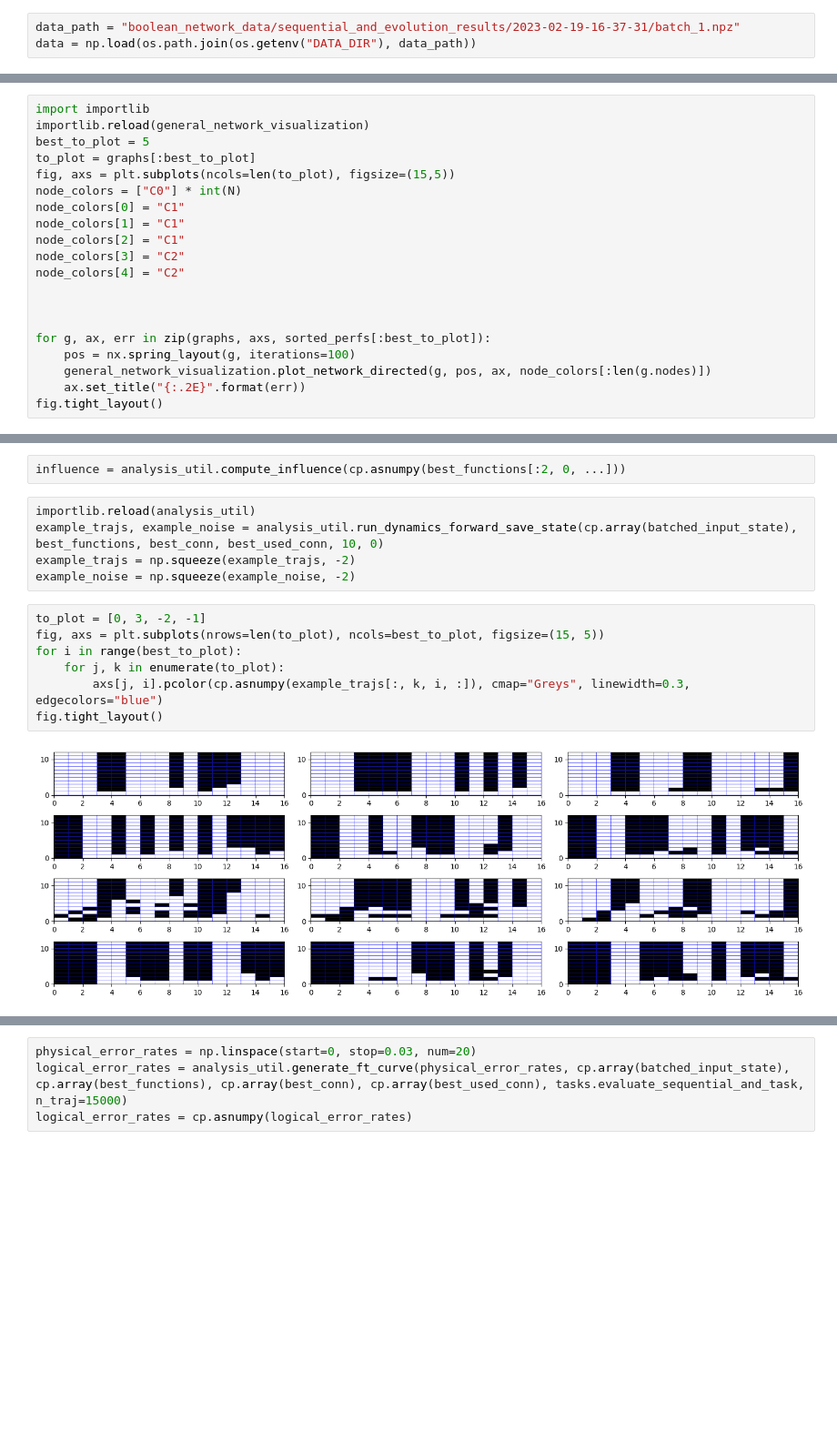
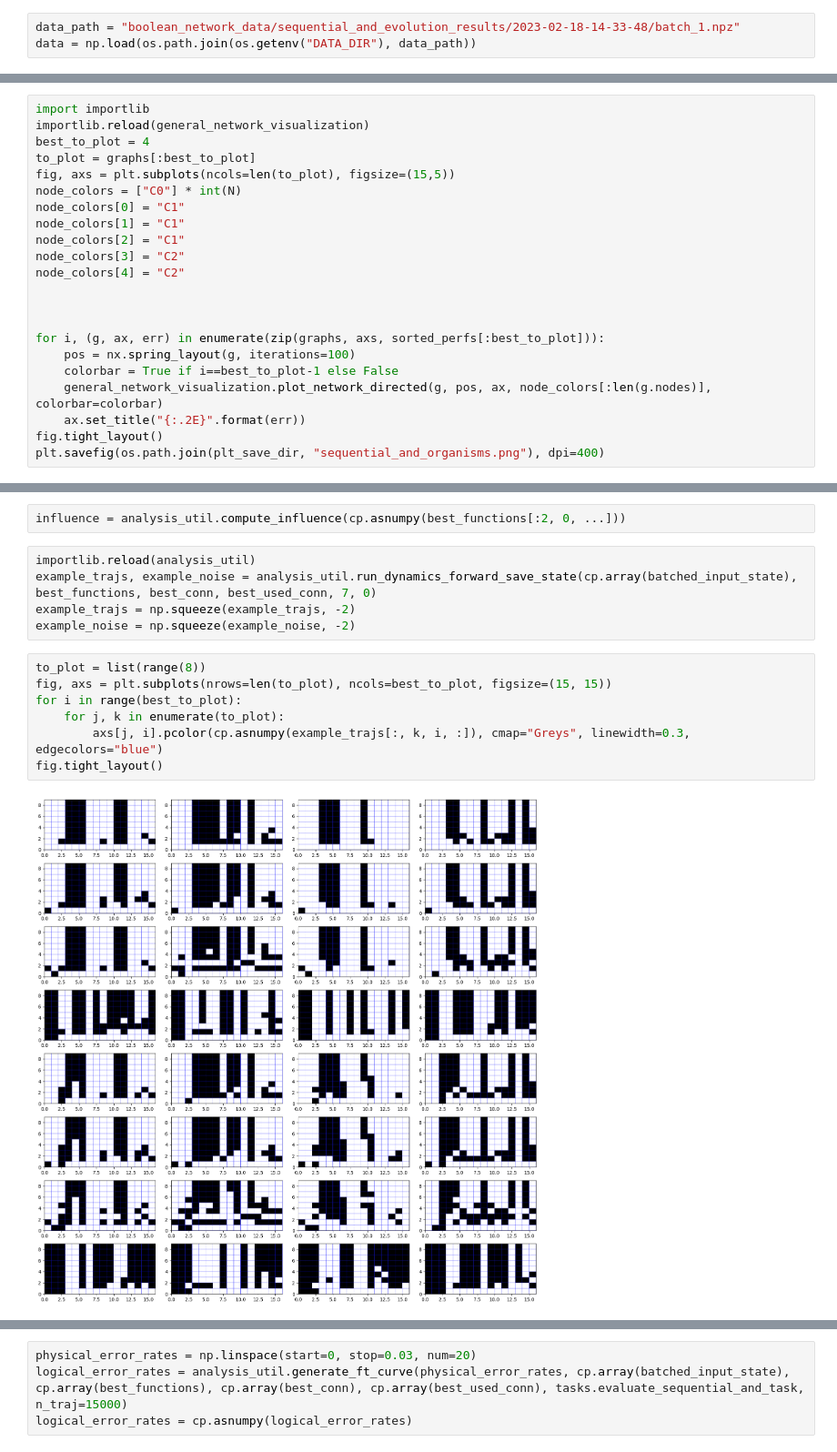
Before and after one commit to trevormccrt/gpuaffman_networks, a Jupyter notebook: genetics/analysis/sequential_and_task_results.ipynb, the cells around one changed output, grey strips where cells are left out. Shown at 91% size. Saved outputs shown, nothing was run; the diff lists cells and outputs as text; blank space fills up the shorter version.

```diff
--- a/genetics/analysis/sequential_and_task_results.ipynb
+++ b/genetics/analysis/sequential_and_task_results.ipynb
@@ -15,5 +17,5 @@ from genetics import analysis_util, tasks
 # %%
-data_path = "boolean_network_data/sequential_and_evolution_results/2023-02-19-16-37-31/batch_1.npz"
+data_path = "boolean_network_data/sequential_and_evolution_results/2023-02-18-14-33-48/batch_1.npz"
 data = np.load(os.path.join(os.getenv("DATA_DIR"), data_path))
 # %%
 N = data["N"]
@@ -50,7 +54,7 @@ graphs = [general_network_visualization.influence_graph_from_ragged_spec(f[0, :,
 # %%
 import importlib
 importlib.reload(general_network_visualization)
-best_to_plot = 5
+best_to_plot = 4
 to_plot = graphs[:best_to_plot]
 fig, axs = plt.subplots(ncols=len(to_plot), figsize=(15,5))
 node_colors = ["C0"] * int(N)
@@ -62,9 +66,11 @@ node_colors[4] = "C2"
 
 
 
-for g, ax, err in zip(graphs, axs, sorted_perfs[:best_to_plot]):
+for i, (g, ax, err) in enumerate(zip(graphs, axs, sorted_perfs[:best_to_plot])):
     pos = nx.spring_layout(g, iterations=100)
-    general_network_visualization.plot_network_directed(g, pos, ax, node_colors[:len(g.nodes)])
+    colorbar = True if i==best_to_plot-1 else False
+    general_network_visualization.plot_network_directed(g, pos, ax, node_colors[:len(g.nodes)], colorbar=colorbar)
     ax.set_title("{:.2E}".format(err))
 fig.tight_layout()
+plt.savefig(os.path.join(plt_save_dir, "sequential_and_organisms.png"), dpi=400)
 # %% [output]
@@ -73,15 +79,15 @@ fig.tight_layout()
 influence = analysis_util.compute_influence(cp.asnumpy(best_functions[:2, 0, ...]))
 # %%
 importlib.reload(analysis_util)
-example_trajs, example_noise = analysis_util.run_dynamics_forward_save_state(cp.array(batched_input_state), best_functions, best_conn, best_used_conn, 10, 0)
+example_trajs, example_noise = analysis_util.run_dynamics_forward_save_state(cp.array(batched_input_state), best_functions, best_conn, best_used_conn, 7, 0)
 example_trajs = np.squeeze(example_trajs, -2)
 example_noise = np.squeeze(example_noise, -2)
 # %%
-to_plot = [0, 3, -2, -1]
-fig, axs = plt.subplots(nrows=len(to_plot), ncols=best_to_plot, figsize=(15, 5))
+to_plot = list(range(8))
+fig, axs = plt.subplots(nrows=len(to_plot), ncols=best_to_plot, figsize=(15, 15))
 for i in range(best_to_plot):
     for j, k in enumerate(to_plot):
         axs[j, i].pcolor(cp.asnumpy(example_trajs[:, k, i, :]), cmap="Greys", linewidth=0.3, edgecolors="blue")
 fig.tight_layout()
 # %% [output]
-[figure, old version]
+[figure, new version]
```
Also changed, not shown: parts of 5 cells of this notebook, 8 other files.
